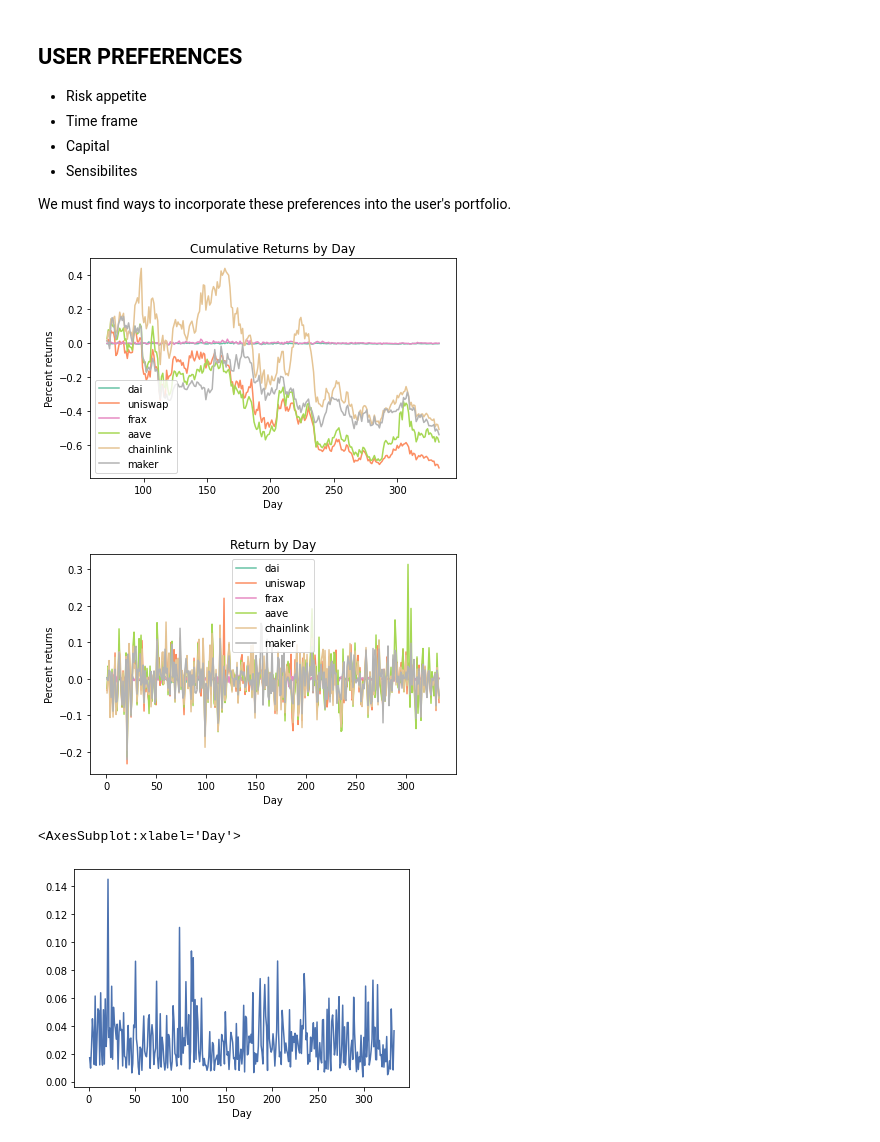
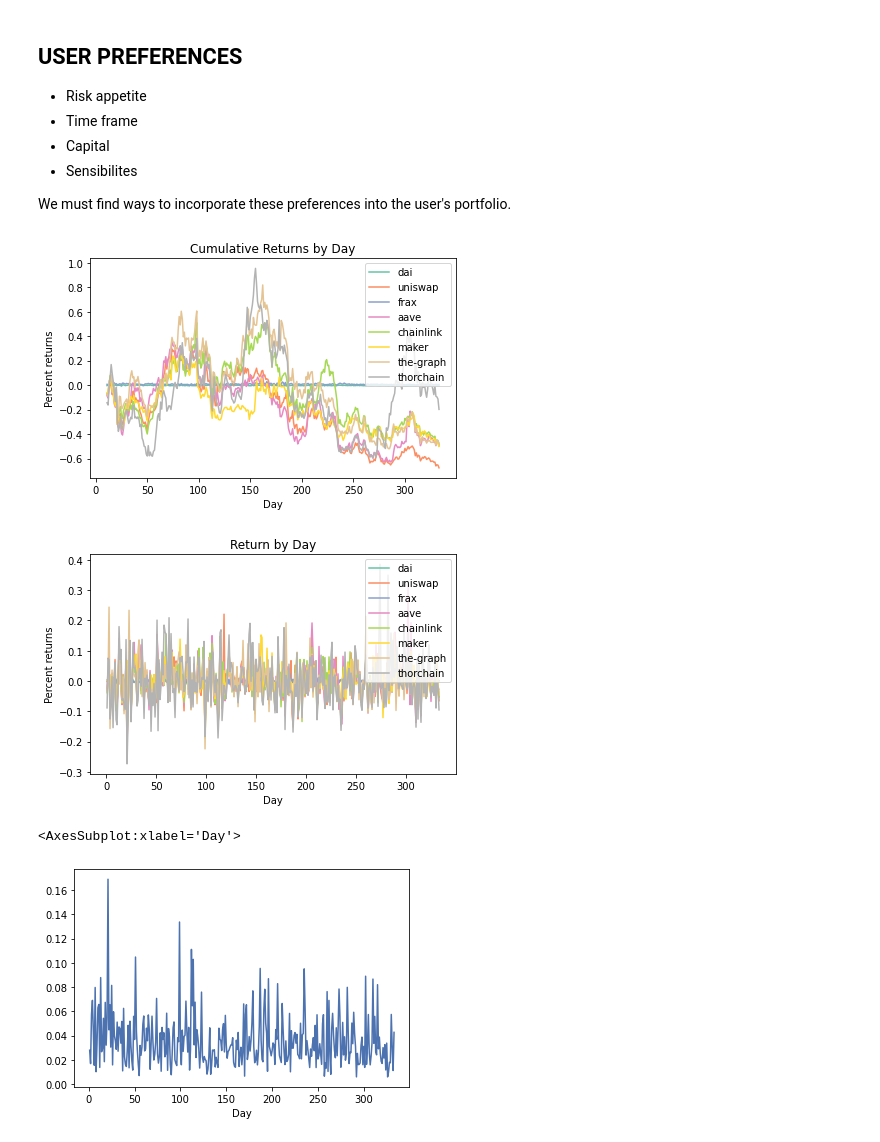
Before and after one commit to cibr-qcri/bloomfi, a Jupyter notebook: notebooks/pyportfolio.ipynb, the cells around one changed output. Cells and saved outputs as stored; diff of their text form; code cells hidden in the pictures.

```diff
--- a/notebooks/pyportfolio.ipynb
+++ b/notebooks/pyportfolio.ipynb
@@ -11,6 +11,7 @@ from pypfopt import plotting
 from time import sleep
 import copy
 import numpy as np
+from datetime import datetime
 
 import matplotlib.pyplot as plt
 from pycoingecko import CoinGeckoAPI
@@ -18,4 +19,9 @@ cg = CoinGeckoAPI()
 
 ## get data from the csv
 df = pd.read_csv("test_data.csv", index_col="day")
-print(len(df))
+index_len = len(df.index)
+new_index = np.arange(0, index_len, 1)
+df.index = new_index
+new_df = pd.read_csv('new_data.txt', index_col="day")
+df = pd.concat([df, new_df], axis=1)
+df.index.rename('Day', inplace=True)
@@ -109,19 +116,19 @@ def plot_random_portfolios(e):
     plt.show()
 # %%
 # price_graph(df)
-cumul_returns(df.iloc[70:])
+cumul_returns(df.iloc[10:])
 # print(len(df))
 
 growth_df = df.iloc[0:45]
 price_graph(df)
 
 df.pct_change().abs().mean(axis=1).plot()
 # cumul_returns(growth_df)
 # %% [output]
-[figure, old version]
+[figure, new version]
-[figure, old version]
+[figure, new version]
 <AxesSubplot:xlabel='Day'>
-[figure, old version]
+[figure, new version]
 # %%
 mu = expected_returns.mean_historical_return(growth_df, compounding=True)
 S = risk_models.risk_matrix(growth_df, method='exp_cov')
```
Also changed, not shown: parts of 4 cells of this notebook, 6 other files.
